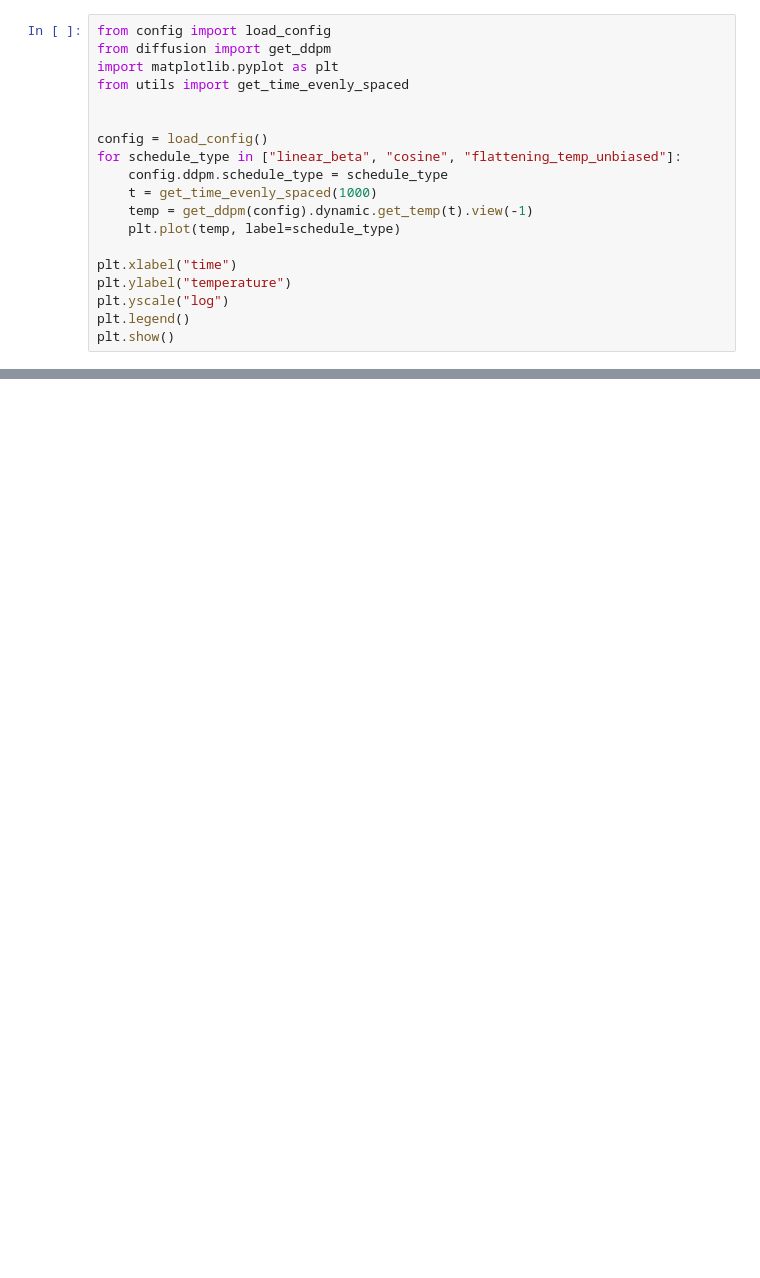
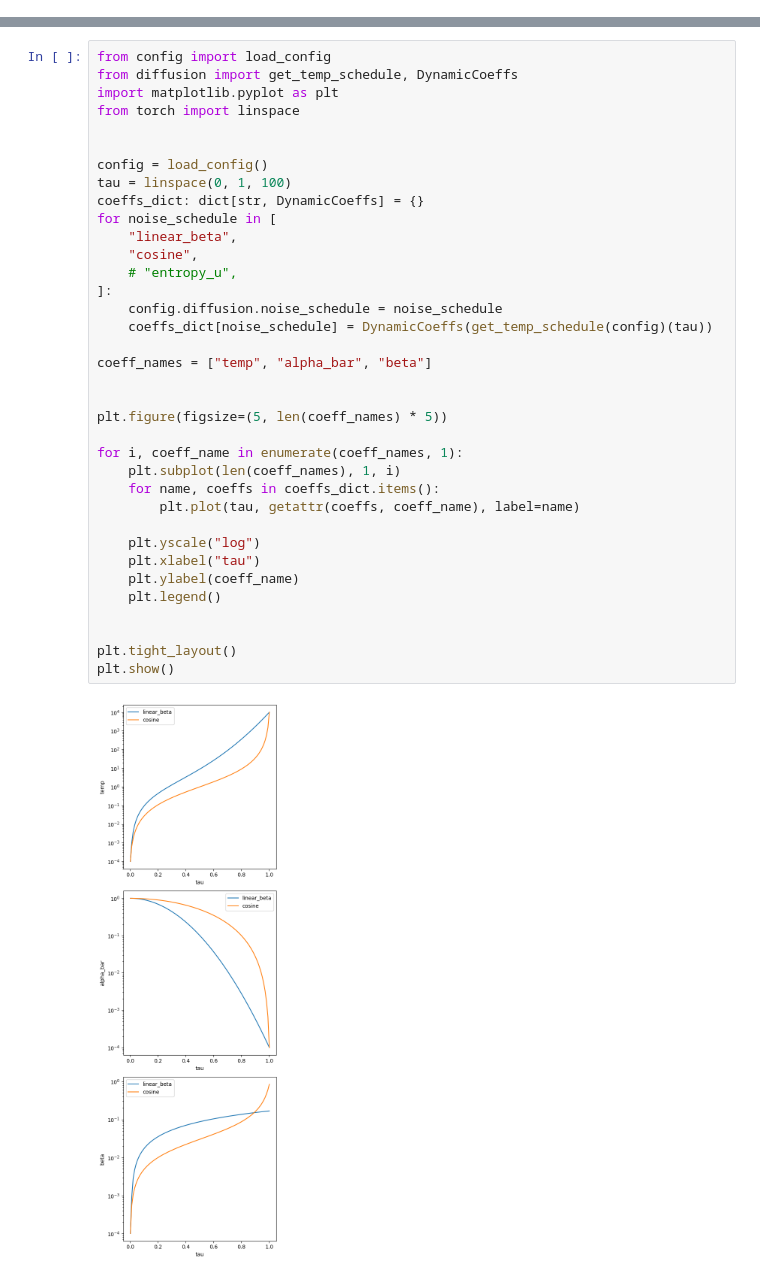
Before and after one commit to antoniibelyshev/physics-of-diffusion-models, a Jupyter notebook: compare_schedules.ipynb, the cells around one changed output, grey strips where cells are left out. Saved outputs shown, nothing was run; the diff lists cells and outputs as text; blank space fills up the shorter version.

```diff
--- a/compare_schedules.ipynb
+++ b/compare_schedules.ipynb
@@ -64,19 +0,0 @@ plt.show()
-# %%
-from config import load_config
-from diffusion import get_ddpm
-import matplotlib.pyplot as plt
-from utils import get_time_evenly_spaced
-
-
-config = load_config()
-for schedule_type in ["linear_beta", "cosine", "flattening_temp_unbiased"]:
-    config.ddpm.schedule_type = schedule_type
-    t = get_time_evenly_spaced(1000)
-    temp = get_ddpm(config).dynamic.get_temp(t).view(-1)
-    plt.plot(temp, label=schedule_type)
-
-plt.xlabel("time")
-plt.ylabel("temperature")
-plt.yscale("log")
-plt.legend()
-plt.show()
@@ -84,0 +1,38 @@ plt.show()
+# %%
+from config import load_config
+from diffusion import get_temp_schedule, DynamicCoeffs
+import matplotlib.pyplot as plt
+from torch import linspace
+
+
+config = load_config()
+tau = linspace(0, 1, 100)
+coeffs_dict: dict[str, DynamicCoeffs] = {}
+for noise_schedule in [
+    "linear_beta",
+    "cosine",
+    # "entropy_u",
+]:
+    config.diffusion.noise_schedule = noise_schedule
+    coeffs_dict[noise_schedule] = DynamicCoeffs(get_temp_schedule(config)(tau))
+
+coeff_names = ["temp", "alpha_bar", "beta"]
+
+
+plt.figure(figsize=(5, len(coeff_names) * 5))
+
+for i, coeff_name in enumerate(coeff_names, 1):
+    plt.subplot(len(coeff_names), 1, i)
+    for name, coeffs in coeffs_dict.items():
+        plt.plot(tau, getattr(coeffs, coeff_name), label=name)
+
+    plt.yscale("log")
+    plt.xlabel("tau")
+    plt.ylabel(coeff_name)
+    plt.legend()
+
+
+plt.tight_layout()
+plt.show()
+# %% [output]
+[figure, added]
```
Also changed, not shown: parts of 2 cells of this notebook, 10 other files.
